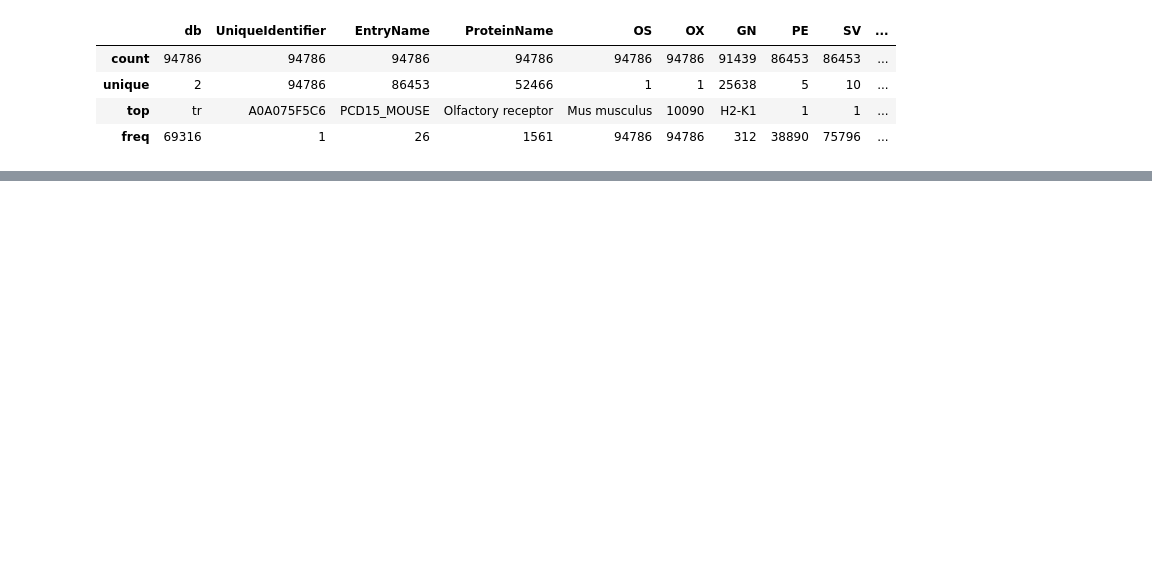
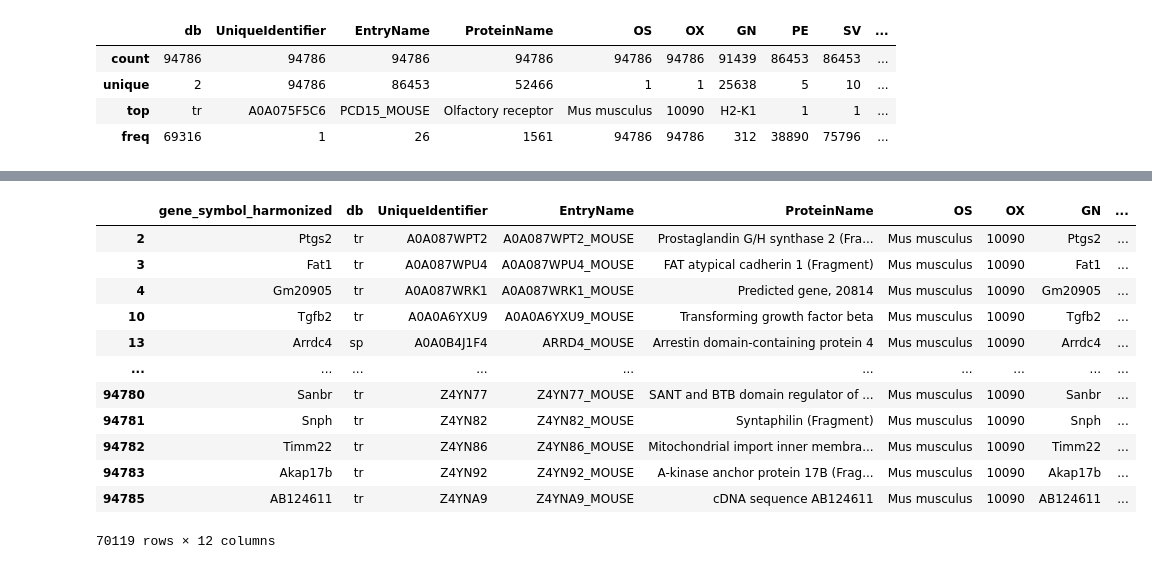
Before and after one commit to gene-to-phenotype-predictions/bert_dna_weight, a Jupyter notebook: Protien.ipynb, the cells around one changed output, grey strips where cells are left out. Cells and saved outputs as stored; diff of their text form; code cells hidden in the pictures; blank space fills up the shorter version.

```diff
--- a/Protien.ipynb
+++ b/Protien.ipynb
@@ -38,0 +64,16 @@ fig.show()
+# %%
+protein
+# %% [output]
+|  | gene_symbol_harmonized | db | UniqueIdentifier | EntryName | ProteinName | OS | OX | GN | ... |
+| 2 | Ptgs2 | tr | A0A087WPT2 | A0A087WPT2_MOUSE | Prostaglandin G/H synthase 2 (Fra... | Mus musculus | 10090 | Ptgs2 | ... |
+| 3 | Fat1 | tr | A0A087WPU4 | A0A087WPU4_MOUSE | FAT atypical cadherin 1 (Fragment) | Mus musculus | 10090 | Fat1 | ... |
+| 4 | Gm20905 | tr | A0A087WRK1 | A0A087WRK1_MOUSE | Predicted gene, 20814 | Mus musculus | 10090 | Gm20905 | ... |
+| 10 | Tgfb2 | tr | A0A0A6YXU9 | A0A0A6YXU9_MOUSE | Transforming growth factor beta | Mus musculus | 10090 | Tgfb2 | ... |
+| 13 | Arrdc4 | sp | A0A0B4J1F4 | ARRD4_MOUSE | Arrestin domain-containing protein 4 | Mus musculus | 10090 | Arrdc4 | ... |
+| ... | ... | ... | ... | ... | ... | ... | ... | ... | ... |
+| 94780 | Sanbr | tr | Z4YN77 | Z4YN77_MOUSE | SANT and BTB domain regulator of ... | Mus musculus | 10090 | Sanbr | ... |
+| 94781 | Snph | tr | Z4YN82 | Z4YN82_MOUSE | Syntaphilin (Fragment) | Mus musculus | 10090 | Snph | ... |
+| 94782 | Timm22 | tr | Z4YN86 | Z4YN86_MOUSE | Mitochondrial import inner membra... | Mus musculus | 10090 | Timm22 | ... |
+| 94783 | Akap17b | tr | Z4YN92 | Z4YN92_MOUSE | A-kinase anchor protein 17B (Frag... | Mus musculus | 10090 | Akap17b | ... |
+| 94785 | AB124611 | tr | Z4YNA9 | Z4YNA9_MOUSE | cDNA sequence AB124611 | Mus musculus | 10090 | AB124611 | ... |
+70119 rows × 12 columns
```
Also changed, not shown: parts of 3 cells of this notebook.
